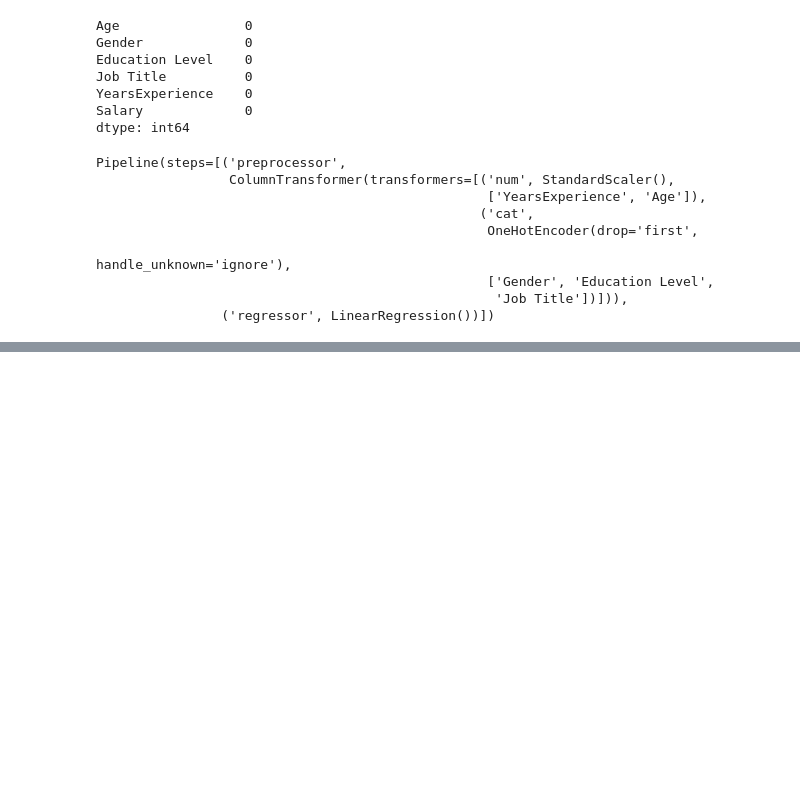
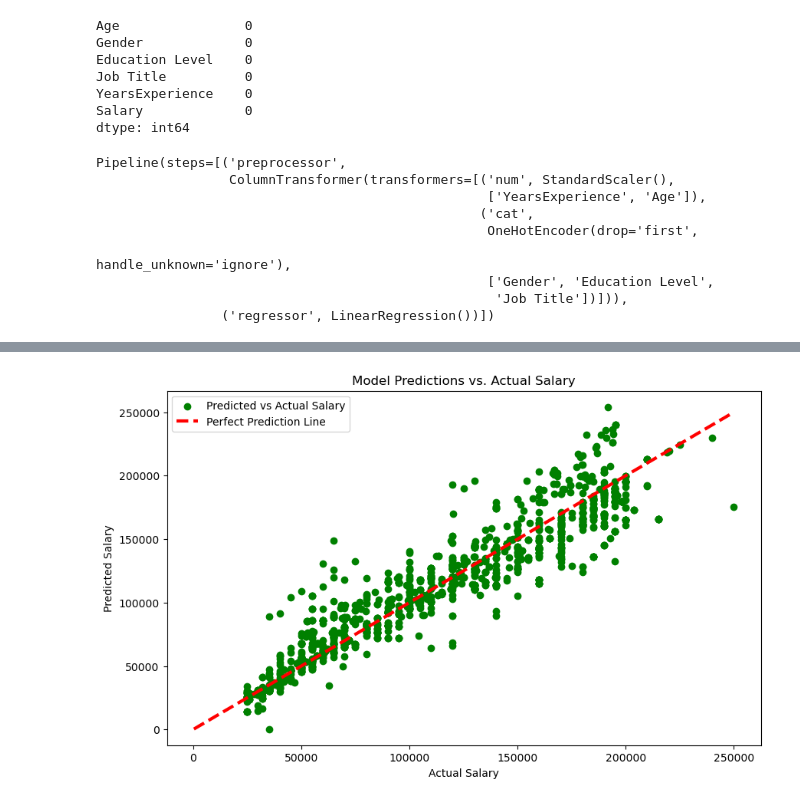
Before and after one commit to mbsj145/Salary_Linear_Regression, a Jupyter notebook: ml_02.ipynb, the cells around one changed output, grey strips where cells are left out. Saved outputs shown, nothing was run; the diff lists cells and outputs as text; code cells hidden in the pictures; blank space fills up the shorter version.

```diff
--- a/ml_02.ipynb
+++ b/ml_02.ipynb
@@ -67,0 +95,12 @@ KeyError: "None of [Index(['YearsExperience', 'Age'], dtype='object')] are in th
+# %%
+# Visualize model predictions vs. actual values
+plt.figure(figsize=(10, 6))
+plt.scatter(y_test, y_pred, color='green', label='Predicted vs Actual Salary')
+plt.plot([y.min(), y.max()], [y.min(), y.max()], 'k--', lw=3, color='red', label='Perfect Prediction Line')
+plt.xlabel('Actual Salary')
+plt.ylabel('Predicted Salary')
+plt.title('Model Predictions vs. Actual Salary')
+plt.legend()
+plt.show()
+# %% [output]
+[figure, added]
```
Also changed, not shown: parts of 4 cells of this notebook.
